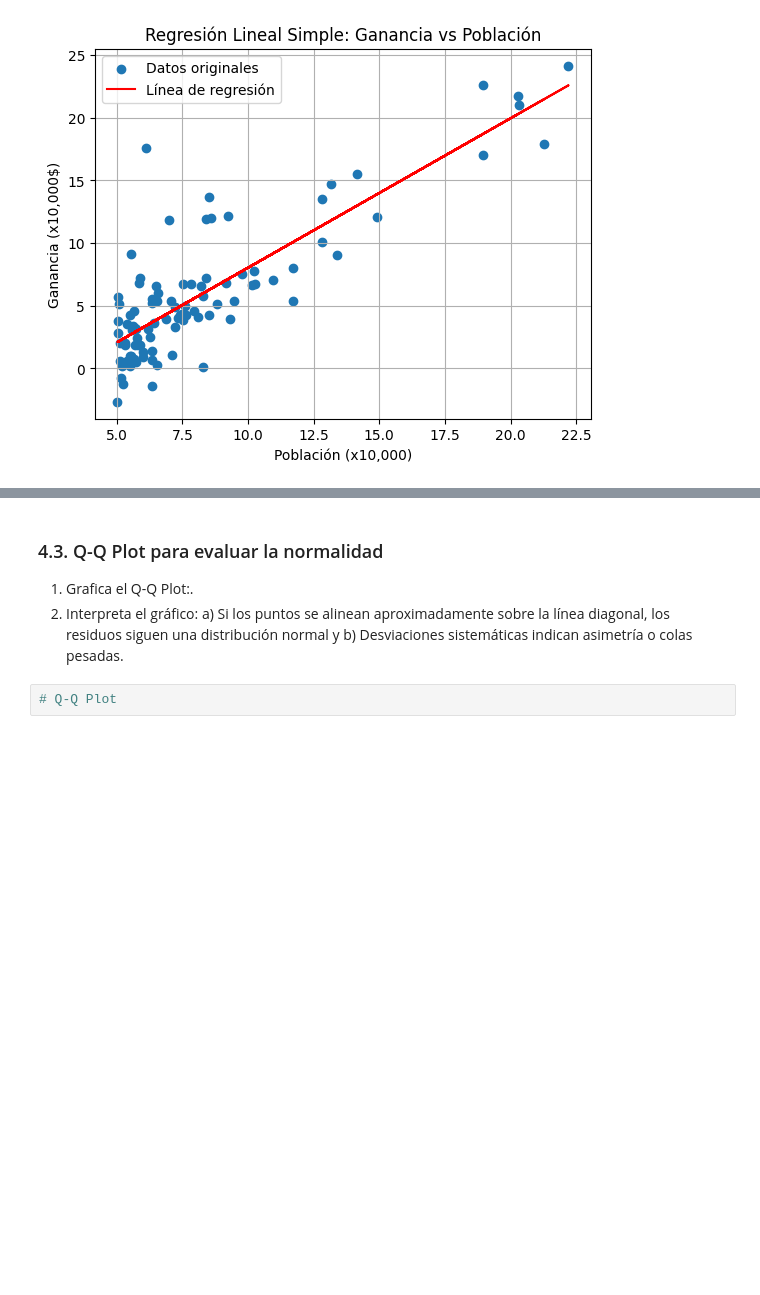
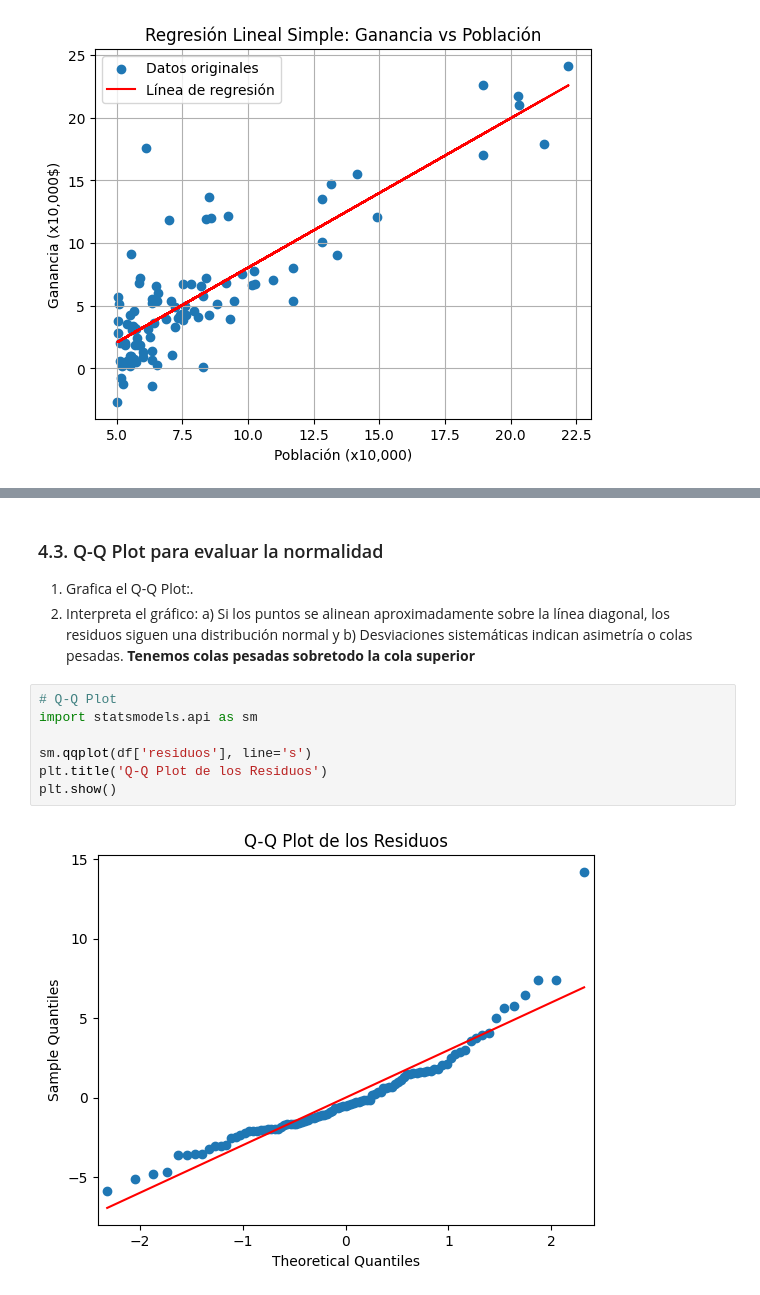
Before and after one commit to AleR26/ColabFiles, a Jupyter notebook: PracticaRegresionLinealSimple.ipynb, the cells around one changed output, grey strips where cells are left out. Cells and saved outputs as stored; diff of their text form; blank space fills up the shorter version.

```diff
--- a/PracticaRegresionLinealSimple.ipynb
+++ b/PracticaRegresionLinealSimple.ipynb
@@ -163,8 +198,15 @@ plt.show()
 # %% [markdown]
 ### 4.3. Q-Q Plot para evaluar la normalidad
 1. Grafica el Q-Q Plot:.
-2. Interpreta el gráfico: a) Si los puntos se alinean aproximadamente sobre la línea diagonal, los residuos siguen una distribución normal y b) Desviaciones sistemáticas indican asimetría o colas pesadas.
+2. Interpreta el gráfico: a) Si los puntos se alinean aproximadamente sobre la línea diagonal, los residuos siguen una distribución normal y b) Desviaciones sistemáticas indican asimetría o colas pesadas. **Tenemos colas pesadas sobretodo la cola superior**
-# %%
-# Q-Q Plot
+# %%
+# Q-Q Plot
+import statsmodels.api as sm
+
+sm.qqplot(df['residuos'], line='s')
+plt.title('Q-Q Plot de los Residuos')
+plt.show()
+# %% [output]
+[figure, added]
 # %% [markdown]
 ## Parte 5: Evaluación del modelo
```
Also changed, not shown: parts of 26 cells of this notebook.
